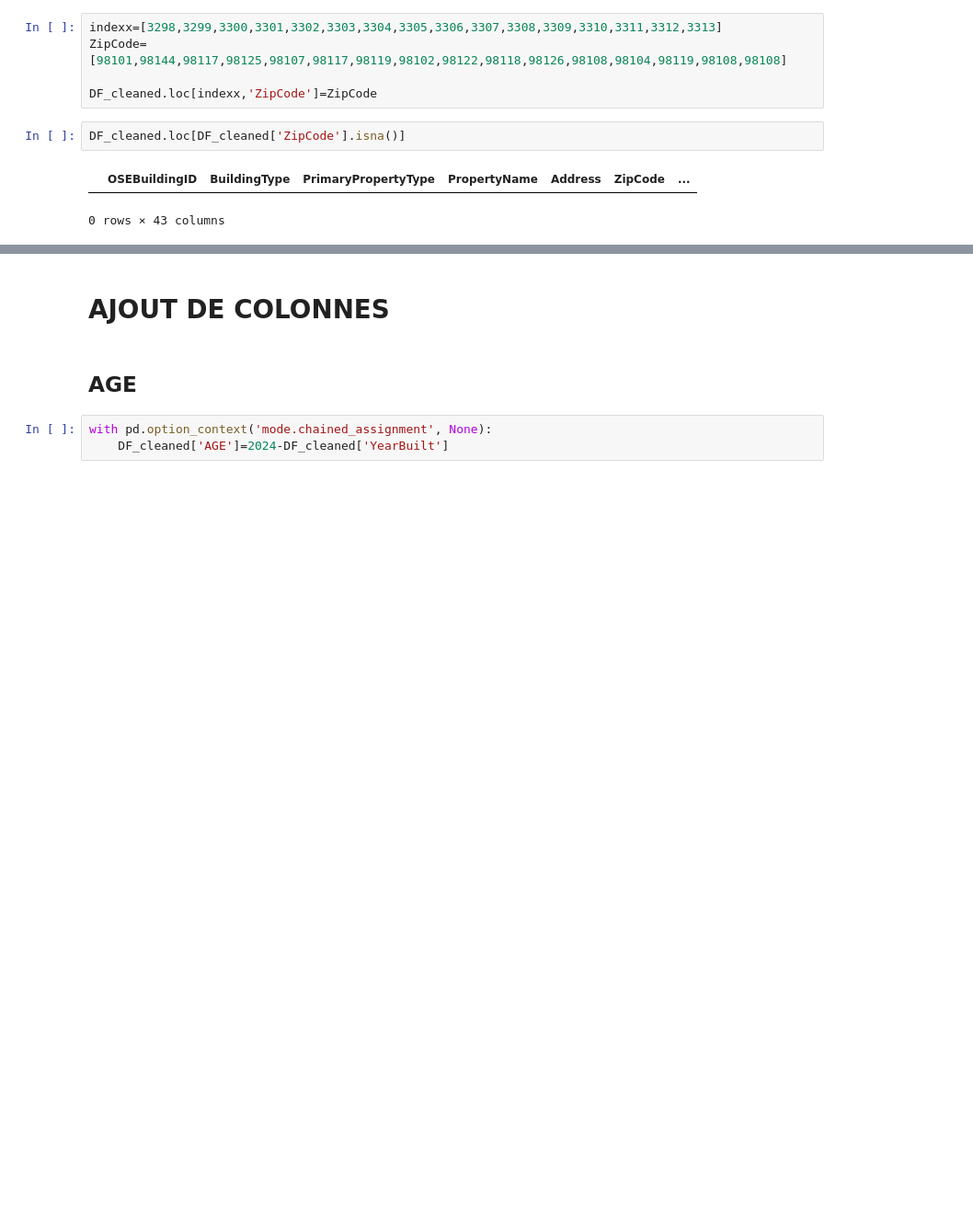
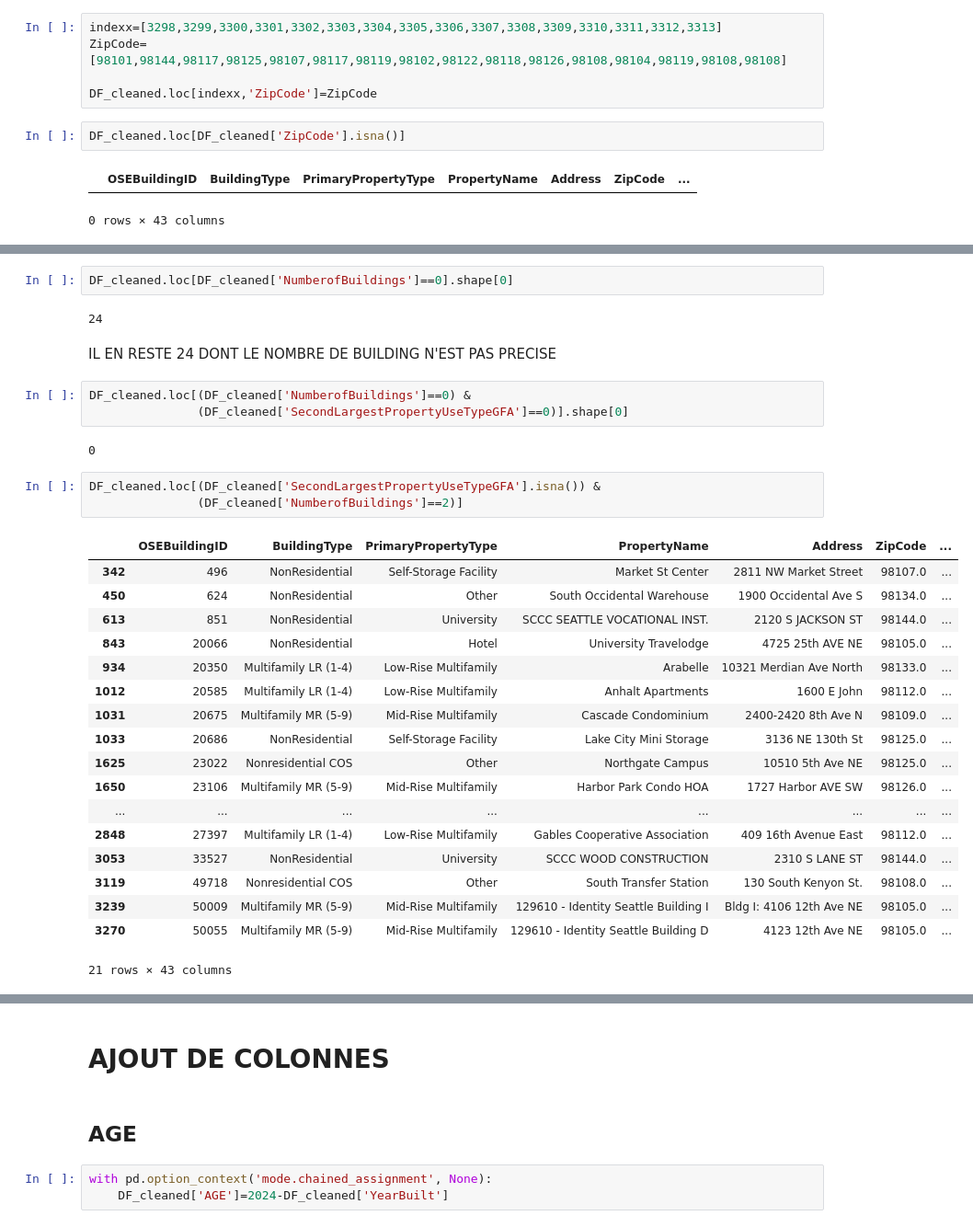
Before and after one commit to EP-portfolio/PROJET_4, a Jupyter notebook: PROJET_4.ipynb, the cells around one changed output, grey strips where cells are left out. Shown at 92% size. Cells and saved outputs as stored; diff of their text form; blank space fills up the shorter version.

Commit message:
Nettoyage des number of building et autres

```diff
--- a/PROJET_4.ipynb
+++ b/PROJET_4.ipynb
@@ -903,0 +1023,33 @@ DF_cleaned.loc[DF_cleaned['ZipCode'].isna()]
+# %%
+DF_cleaned.loc[DF_cleaned['NumberofBuildings']==0].shape[0]
+# %% [output]
+24
+# %% [markdown]
+IL EN RESTE 24 DONT LE NOMBRE DE BUILDING N'EST PAS PRECISE
+# %%
+DF_cleaned.loc[(DF_cleaned['NumberofBuildings']==0) &
+               (DF_cleaned['SecondLargestPropertyUseTypeGFA']==0)].shape[0]
+# %% [output]
+0
+# %%
+DF_cleaned.loc[(DF_cleaned['SecondLargestPropertyUseTypeGFA'].isna()) &
+               (DF_cleaned['NumberofBuildings']==2)]
+# %% [output]
+|  | OSEBuildingID | BuildingType | PrimaryPropertyType | PropertyName | Address | ZipCode | ... |
+| 342 | 496 | NonResidential | Self-Storage Facility | Market St Center | 2811 NW Market Street | 98107.0 | ... |
+| 450 | 624 | NonResidential | Other | South Occidental Warehouse | 1900 Occidental Ave S | 98134.0 | ... |
+| 613 | 851 | NonResidential | University | SCCC SEATTLE VOCATIONAL INST. | 2120 S JACKSON ST | 98144.0 | ... |
+| 843 | 20066 | NonResidential | Hotel | University Travelodge | 4725 25th AVE NE | 98105.0 | ... |
+| 934 | 20350 | Multifamily LR (1-4) | Low-Rise Multifamily | Arabelle | 10321 Merdian Ave North | 98133.0 | ... |
+| 1012 | 20585 | Multifamily LR (1-4) | Low-Rise Multifamily | Anhalt Apartments | 1600 E John | 98112.0 | ... |
+| 1031 | 20675 | Multifamily MR (5-9) | Mid-Rise Multifamily | Cascade Condominium | 2400-2420 8th Ave N | 98109.0 | ... |
+| 1033 | 20686 | NonResidential | Self-Storage Facility | Lake City Mini Storage | 3136 NE 130th St | 98125.0 | ... |
+| 1625 | 23022 | Nonresidential COS | Other | Northgate Campus | 10510 5th Ave NE | 98125.0 | ... |
+| 1650 | 23106 | Multifamily MR (5-9) | Mid-Rise Multifamily | Harbor Park Condo HOA | 1727 Harbor AVE SW | 98126.0 | ... |
+| ... | ... | ... | ... | ... | ... | ... | ... |
+| 2848 | 27397 | Multifamily LR (1-4) | Low-Rise Multifamily | Gables Cooperative Association | 409 16th Avenue East | 98112.0 | ... |
+| 3053 | 33527 | NonResidential | University | SCCC WOOD CONSTRUCTION | 2310 S LANE ST | 98144.0 | ... |
+| 3119 | 49718 | Nonresidential COS | Other | South Transfer Station | 130 South Kenyon St. | 98108.0 | ... |
+| 3239 | 50009 | Multifamily MR (5-9) | Mid-Rise Multifamily | 129610 - Identity Seattle Building I | Bldg I: 4106 12th Ave NE | 98105.0 | ... |
+| 3270 | 50055 | Multifamily MR (5-9) | Mid-Rise Multifamily | 129610 - Identity Seattle Building D | 4123 12th Ave NE | 98105.0 | ... |
+21 rows × 43 columns
```
Also changed, not shown: parts of 42 cells of this notebook.
